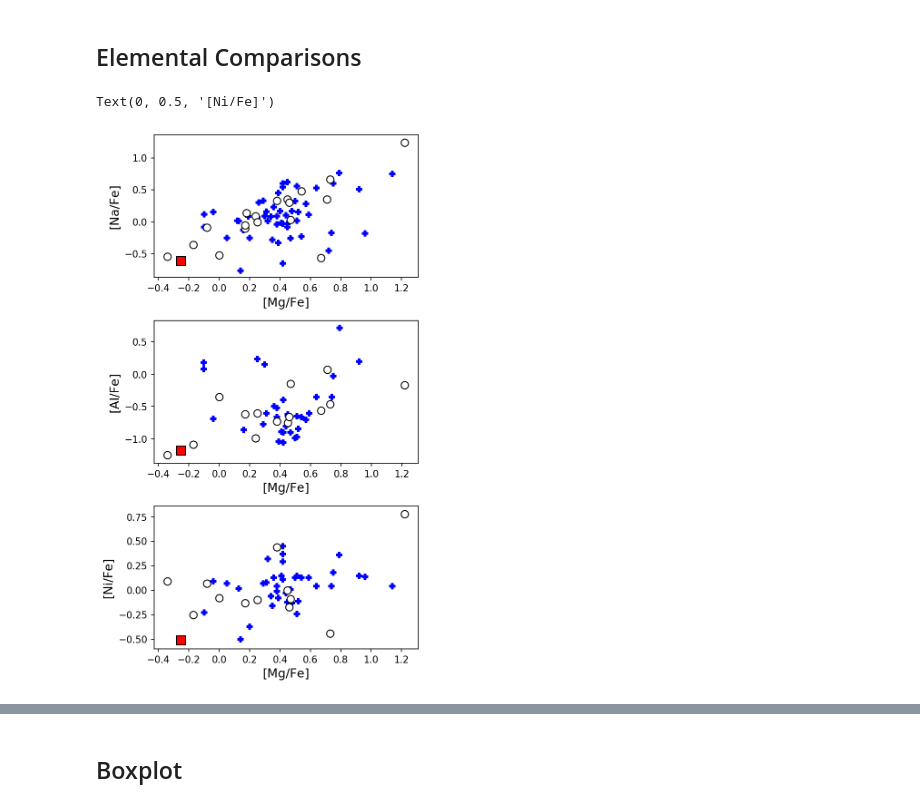
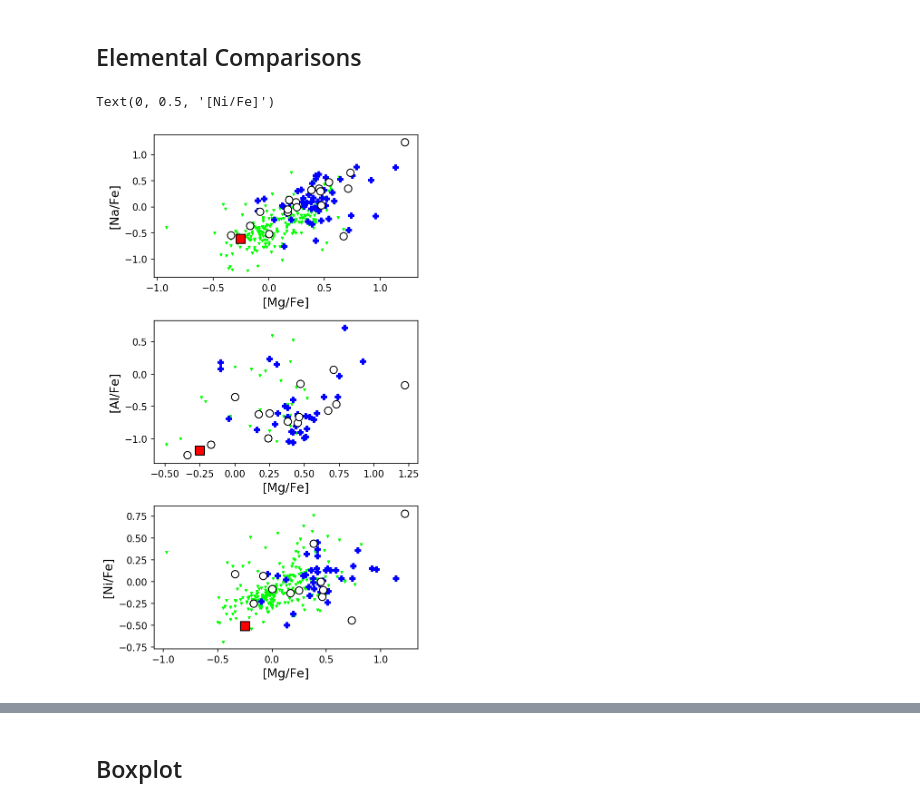
Before and after one commit to zoehackshaw/J0010-1735, a Jupyter notebook: j00101735_final_calculations.ipynb, the cells around one changed output, grey strips where cells are left out. Saved outputs shown, nothing was run; the diff lists cells and outputs as text; code cells hidden in the pictures.

```diff
--- a/j00101735_final_calculations.ipynb
+++ b/j00101735_final_calculations.ipynb
@@ -2041,10 +2041,12 @@ mgcariiix=[-3.89,-2.25]
 mgcariiiy=[1.22,0.25]
 ax1.scatter(mgcariiiy,nacariiiy,color='white',s=60, edgecolors='black')
 
+data = np.genfromtxt("namg_dsphs.csv", delimiter=",", names=["a", "b","c"])
+ax1.scatter(data['b'], data['c'], color='lime',s=5,marker='v',zorder=0)
+
 mghe=-0.25
 nahe=-0.61
 ax1.scatter(mghe,nahe, color='red', marker='s',s=100,edgecolors='black',zorder=2)
-#ax3.set_xlim(-5,0)
 
 #Al vs Mg
 booiix =[-2.86,-2.63,-2.92]
@@ -2103,6 +2105,8 @@ cariiix=[-3.89,-2.25]
 cariiiy=[-0.17,-0.6]
 ax2.scatter(mgcariiy,cariiy,color='white',s=60, edgecolors='black')
 ax2.scatter(mgcariiiy,cariiiy,color='white',s=60, edgecolors='black')
+data = np.genfromtxt("almg_dsphs.csv", delimiter=",", names=["a", "b","c"])
+ax2.scatter(data['b'], data['c'], color='lime',s=5,marker='v',zorder=0)
 
 #Ni vs Mg
 herx=[-2.07,-2.09,-2.28]
@@ -2150,34 +2154,36 @@ segix=[-1.42,-1.67,-2.32,-2.4,-3.6,-3.57]
 segiy=[-0.01,0.01,-0.11,0.13,0.13,0.15]
 asegix=[-1.42,-1.67,-2.32,-2.4,-3.6,-3.57]
 asegiy=[0.38,0.47,0.52,0.54,0.59,0.92]
 ax3.scatter(asegiy,segiy, color='b',marker='P')
 segiix=[-2.9]
 segiiy=[0.08]
 ax3.scatter(mgsegiiy,segiiy, color='b',marker='P')
 retx=[-2.91,-3.01,-2.19]
 rety=[0,-0.17,0.07]
 aretx=[-2.91,-3.01,-2.19]
 arety=[0.45,0.46,-0.08]
 ax3.scatter(arety,rety,color='white',s=60, edgecolors='black')
 cariix=[-2.2,-2.19,-2.35,-3.5,-2.65,-2.87,-2.48]
 cariiy=[-0.25,0.09,0.44,-0.44,-0.13,-0.09,-0.08]
 acariix=[-2.2,-2.19,-2.35,-3.5,-2.65,-2.87,-2.48]
 acariiy=[-0.17,-0.34,0.38,0.73,0.17,0.47,0]
 cariiix=[-3.89,-2.25]
 cariiiy=[0.78,-0.1]
 ax3.scatter(acariiy,cariiy,color='white',s=60, edgecolors='black')
 ax3.scatter(mgcariiiy,cariiiy,color='white',s=60, edgecolors='black')
+data = np.genfromtxt("nimg_dsphs.csv", delimiter=",", names=["a", "b","c"])
+ax3.scatter(data['b'], data['c'], color='lime',s=5,marker='v',zorder=0)
 ax3.scatter(mghe,-0.51, color='red', marker='s',s=100,edgecolors='black',zorder=2)
 
 ax1.set_xlabel('[Mg/Fe]',fontsize=13)
 ax1.set_ylabel('[Na/Fe]',fontsize=13)
 ax2.set_xlabel('[Mg/Fe]',fontsize=13)
 ax2.set_ylabel('[Al/Fe]',fontsize=13)
 ax3.set_xlabel('[Mg/Fe]',fontsize=13)
 ax3.set_ylabel('[Ni/Fe]',fontsize=13)
 # %% [output]
 Text(0, 0.5, '[Ni/Fe]')
-[figure, old version]
+[figure, new version]
 # %%
 #Mg vs Ca Comparisons
 fig, axs = plt.subplots(3, 1, figsize=(5,10),dpi=150,
```
Also changed, not shown: parts of 3 cells of this notebook.
